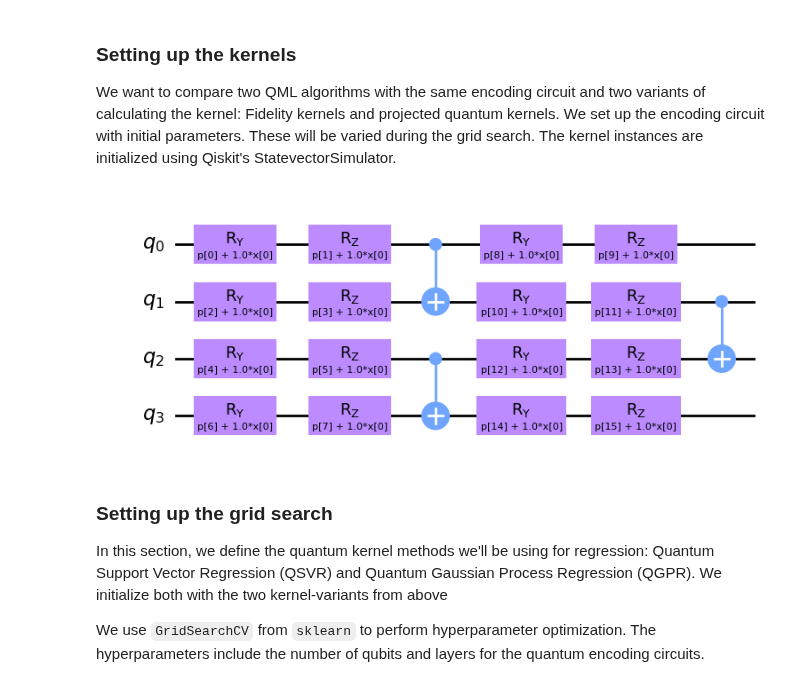
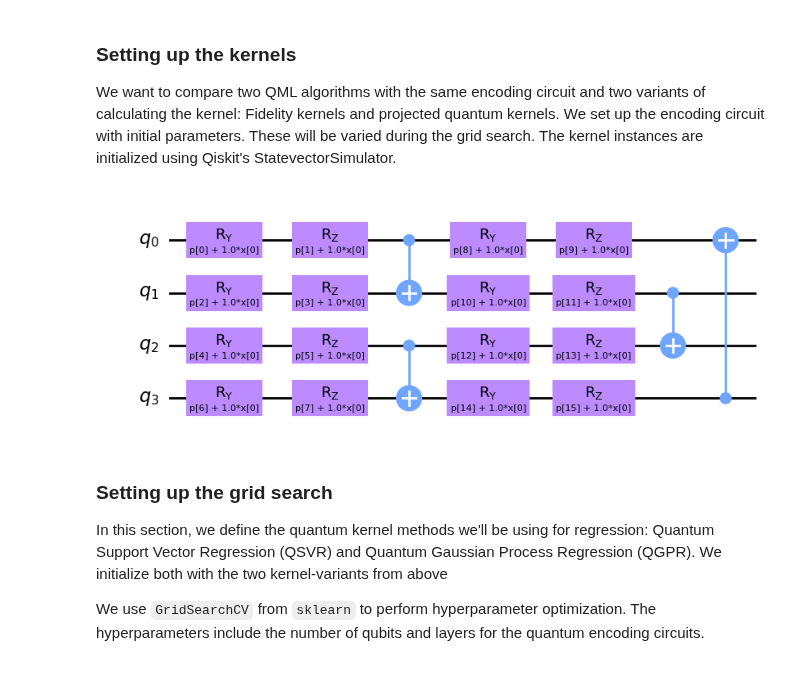
Before and after one commit to sQUlearn/squlearn, a Jupyter notebook: examples/tutorials/kernel_grid_search.ipynb, the cells around one changed output. Saved outputs shown, nothing was run; the diff lists cells and outputs as text; code cells hidden in the pictures.

Commit message:
add check for min num qubits and closed kw

```diff
--- a/examples/tutorials/kernel_grid_search.ipynb
+++ b/examples/tutorials/kernel_grid_search.ipynb
@@ -56,20 +56,20 @@ plt.legend()
 
 We want to compare two QML algorithms with the same encoding circuit and two variants of calculating the kernel: Fidelity kernels and projected quantum kernels. We set up the encoding circuit with initial parameters. These will be varied during the grid search. The kernel instances are initialized using Qiskit's StatevectorSimulator.
 # %%
-encoding_circuit = YZ_CX_EncodingCircuit(num_qubits=4, num_features=1, num_layers=2)
+encoding_circuit = YZ_CX_EncodingCircuit(num_qubits=4, num_features=1, num_layers=2, closed=False)
 
 executor = Executor("statevector_simulator")
 
 fidelity_kernel = FidelityKernel(
     encoding_circuit=encoding_circuit, executor=executor, parameter_seed=0
 )
 projected_kernel = ProjectedQuantumKernel(
     encoding_circuit=encoding_circuit, executor=executor, parameter_seed=0
 )
 
 encoding_circuit.draw("mpl")
 # %% [output]
-[figure, old version]
+[figure, new version]
 # %% [markdown]
 ### Setting up the grid search
 
```
Also changed, not shown: parts of 2 cells of this notebook, 1 other file.
